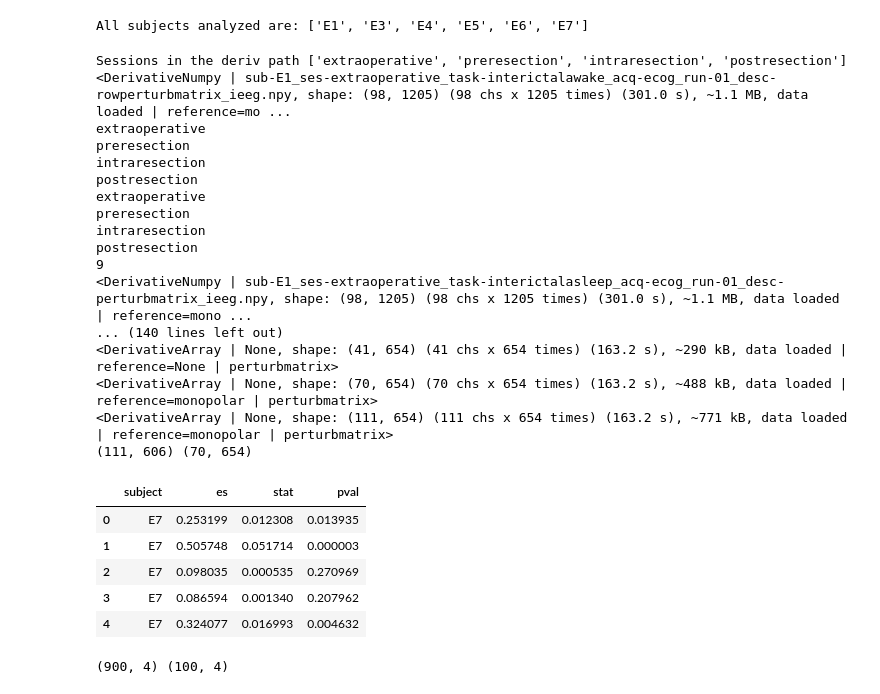
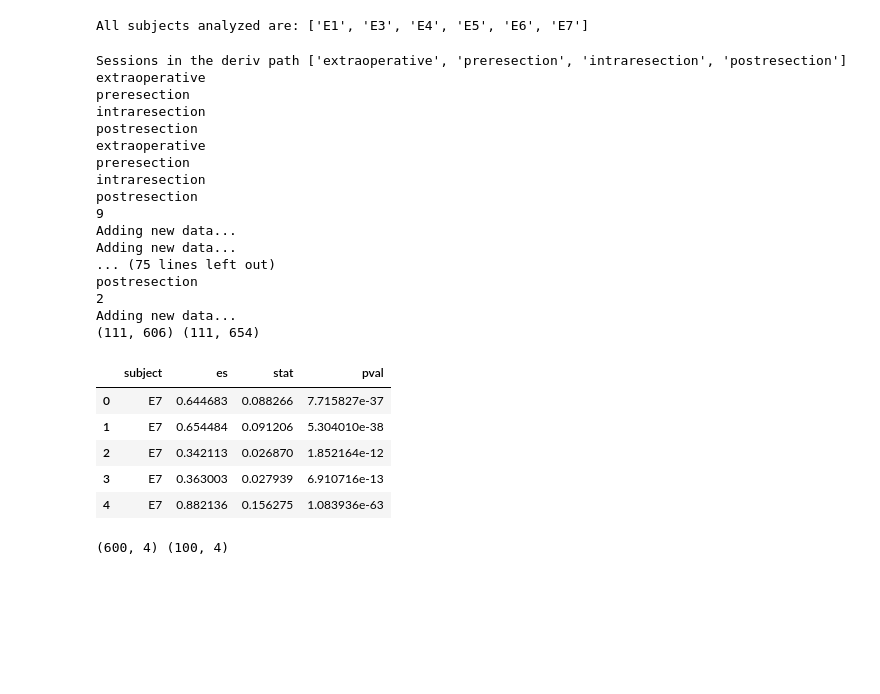
Before and after one commit to adam2392/sickkids, a Jupyter notebook: notebooks/publication/statistical_analysis.ipynb, the cells around one changed output. Saved outputs shown, nothing was run; the diff lists cells and outputs as text; code cells hidden in the pictures; blank space fills up the shorter version.

```diff
--- a/notebooks/publication/statistical_analysis.ipynb
+++ b/notebooks/publication/statistical_analysis.ipynb
@@ -225,3 +256,27 @@ def compute_block_bootstrap_stats(pre_deriv, post_deriv, df_summ=None, threshold
+# %%
+# paths to BIDS dataset / derivatives
+root = Path('/Users/adam2392/OneDrive - Johns Hopkins/sickkids/')
+# root = Path('/Users/adam2392/Dropbox/epilepsy_bids/')
+deriv_root = root / 'derivatives'
+
+# derivative experiment markers
+reference = 'monopolar'
+sampling_res = '1000Hz'  # 'originalsampling'
+deriv_chain = Path(sampling_res) / 'radius1.25' / 'fragility' / reference
+deriv_path = deriv_root / deriv_chain
+
+# where to save the data
+figures_path = deriv_root / 'figures'
+
+# all session to analyze
+sessions = ['extraoperative', 'preresection',
+            'intraresection', 'postresection']
+
+# the derivative ``desc`` entity description
+desc = 'perturbmatrix'
+rowdesc = 'rowperturbmatrix'
+derivtype = 'prod'
+threshold = None
 # %% [markdown]
 # Initialize dataframe for plotting over all subjects
 # %%
@@ -266,9 +299,9 @@ featurename = 'Col Fragility'
 # cbarlabel = 'Absolute Diff Fragility'
 cbarlabel = 'Col Fragility'
 # cbarlabel = 'Row Fragility'
-
-threshold = 0.45
 # %%
+subj_derivlists = dict()
+
 for subject in subjects:
     # get list of sessions for subject
     ignore_subjects = [sub for sub in subjects if sub != subject]
@@ -279,7 +312,8 @@ for subject in subjects:
     # compute the channel's mean row perturbation values during interictal awake periods
     # as a baseline
     mean_vec, std_vec = compute_baseline(subject, deriv_root, deriv_chain,
-                                     task='interictalawake', desc='rowperturbmatrix')
+                                     task='interictalawake',
+                                         desc='rowperturbmatrix')
 
     # load all the column perturbation derivatives
     derivs = []
@@ -326,54 +360,60 @@ for subject in subjects:
     nrz_inds = [idx for idx in range(len(deriv.ch_names)) if idx not in resected_inds]
 
     # generate concatenated list of derivatives
-    derivlist = generate_deriv_list(derivs, rowderivs)
+    derivlist = generate_deriv_list(derivs.copy(), rowderivs.copy(),
+                                    derivtype=derivtype,
+#                                    baseline_mean=mean_vec,
+#                                    baseline_std=std_vec
+                                   )
 
     # only get the pre/post resection data
-    pre_deriv = [deriv for deriv in derivs if 'task-pre' in deriv.filenames[0]][0]
-    post_deriv = [deriv for deriv in derivs if 'task-post' in deriv.filenames[0]][0]
+    pre_deriv = [deriv for deriv in derivlist if 'task-pre' in deriv.filenames[0]][0]
+    post_deriv = [deriv for deriv in derivlist if 'task-post' in deriv.filenames[0]][0]
 
     pre_data = pre_deriv.get_data()
     post_data = post_deriv.get_data()
     print(pre_data.shape, post_data.shape)
 
+    subj_derivlists[subject] = derivlist
+
     # compute block-bootstrap statistics
-    cohensd, stats, pvals = compute_block_bootstrap_stats(pre_deriv, post_deriv,
+    cohensd, stats, pvals = compute_block_bootstrap_stats(pre_deriv, post_deriv, subject=subject,
                                                           df_summ=df_summ, threshold=threshold)
 
     # create
     subj_df = pd.DataFrame(df_summ, columns=['subject', 'es', 'stat', 'pval'])
     if df.empty:
         df = subj_df
     else:
         df = pd.concat((df, subj_df), axis=0)
 
 display(subj_df.head())
 print(df.shape, subj_df.shape)
 # %% [output]
 Sessions in the deriv path ['extraoperative', 'preresection', 'intraresection', 'postresection']
-<DerivativeNumpy | sub-E1_ses-extraoperative_task-interictalawake_acq-ecog_run-01_desc-rowperturbmatrix_ieeg.npy, shape: (98, 1205) (98 chs x 1205 times) (301.0 s), ~1.1 MB, data loaded | reference=mo ...
 extraoperative
 preresection
 intraresection
 postresection
 extraoperative
 preresection
 intraresection
 postresection
 9
-<DerivativeNumpy | sub-E1_ses-extraoperative_task-interictalasleep_acq-ecog_run-01_desc-perturbmatrix_ieeg.npy, shape: (98, 1205) (98 chs x 1205 times) (301.0 s), ~1.1 MB, data loaded | reference=mono ...
-... (140 lines left out)
-<DerivativeArray | None, shape: (41, 654) (41 chs x 654 times) (163.2 s), ~290 kB, data loaded | reference=None | perturbmatrix>
-<DerivativeArray | None, shape: (70, 654) (70 chs x 654 times) (163.2 s), ~488 kB, data loaded | reference=monopolar | perturbmatrix>
-<DerivativeArray | None, shape: (111, 654) (111 chs x 654 times) (163.2 s), ~771 kB, data loaded | reference=monopolar | perturbmatrix>
-(111, 606) (70, 654)
+Adding new data...
+Adding new data...
+... (75 lines left out)
+postresection
+2
+Adding new data...
+(111, 606) (111, 654)
 |  | subject | es | stat | pval |
-| 0 | E7 | 0.253199 | 0.012308 | 0.013935 |
-| 1 | E7 | 0.505748 | 0.051714 | 0.000003 |
-| 2 | E7 | 0.098035 | 0.000535 | 0.270969 |
-| 3 | E7 | 0.086594 | 0.001340 | 0.207962 |
-| 4 | E7 | 0.324077 | 0.016993 | 0.004632 |
+| 0 | E7 | 0.644683 | 0.088266 | 7.715827e-37 |
+| 1 | E7 | 0.654484 | 0.091206 | 5.304010e-38 |
+| 2 | E7 | 0.342113 | 0.026870 | 1.852164e-12 |
+| 3 | E7 | 0.363003 | 0.027939 | 6.910716e-13 |
+| 4 | E7 | 0.882136 | 0.156275 | 1.083936e-63 |
-(900, 4) (100, 4)
+(600, 4) (100, 4)
 # %%
 for subject in subjects:
     print(subject)
```
Also changed, not shown: parts of 15 cells of this notebook, 33 other files.
